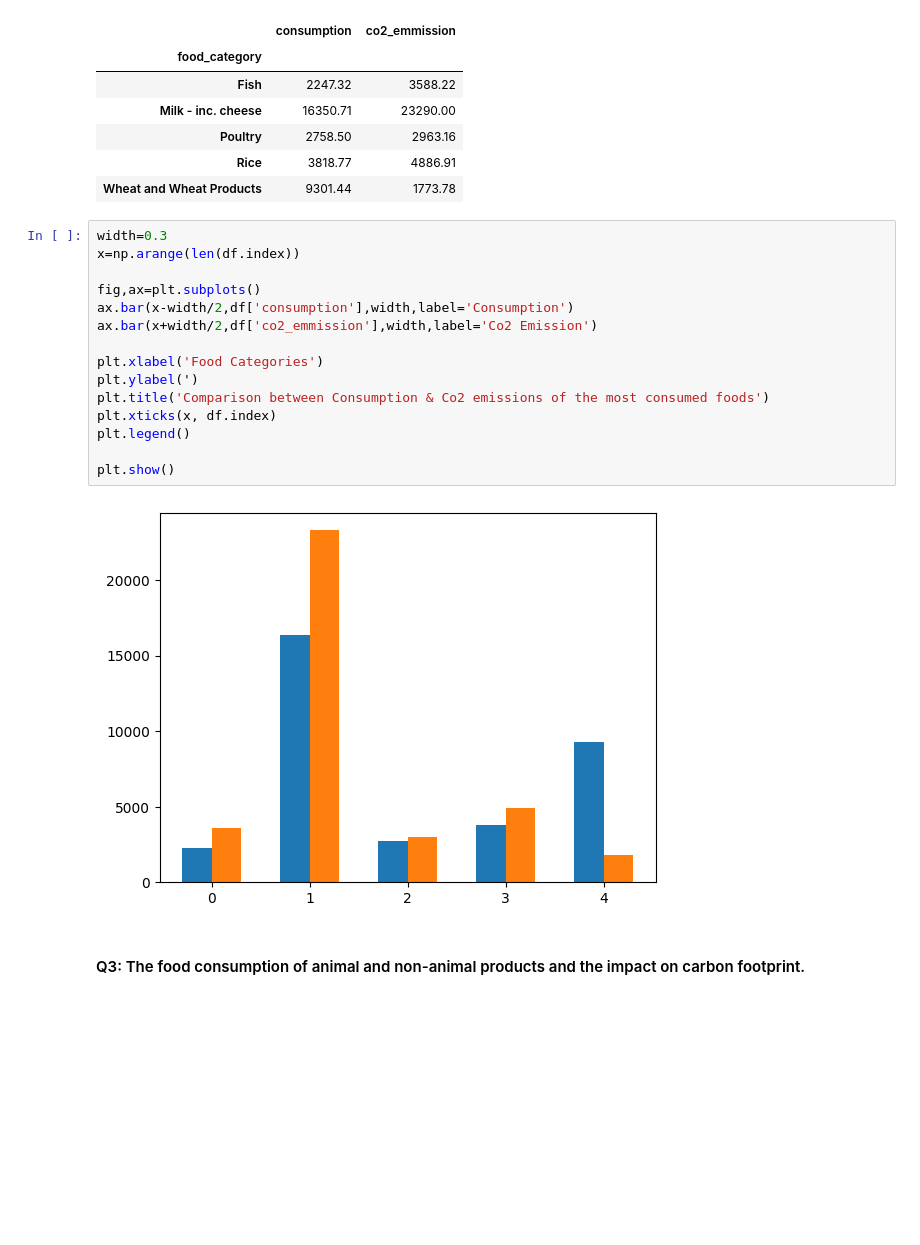
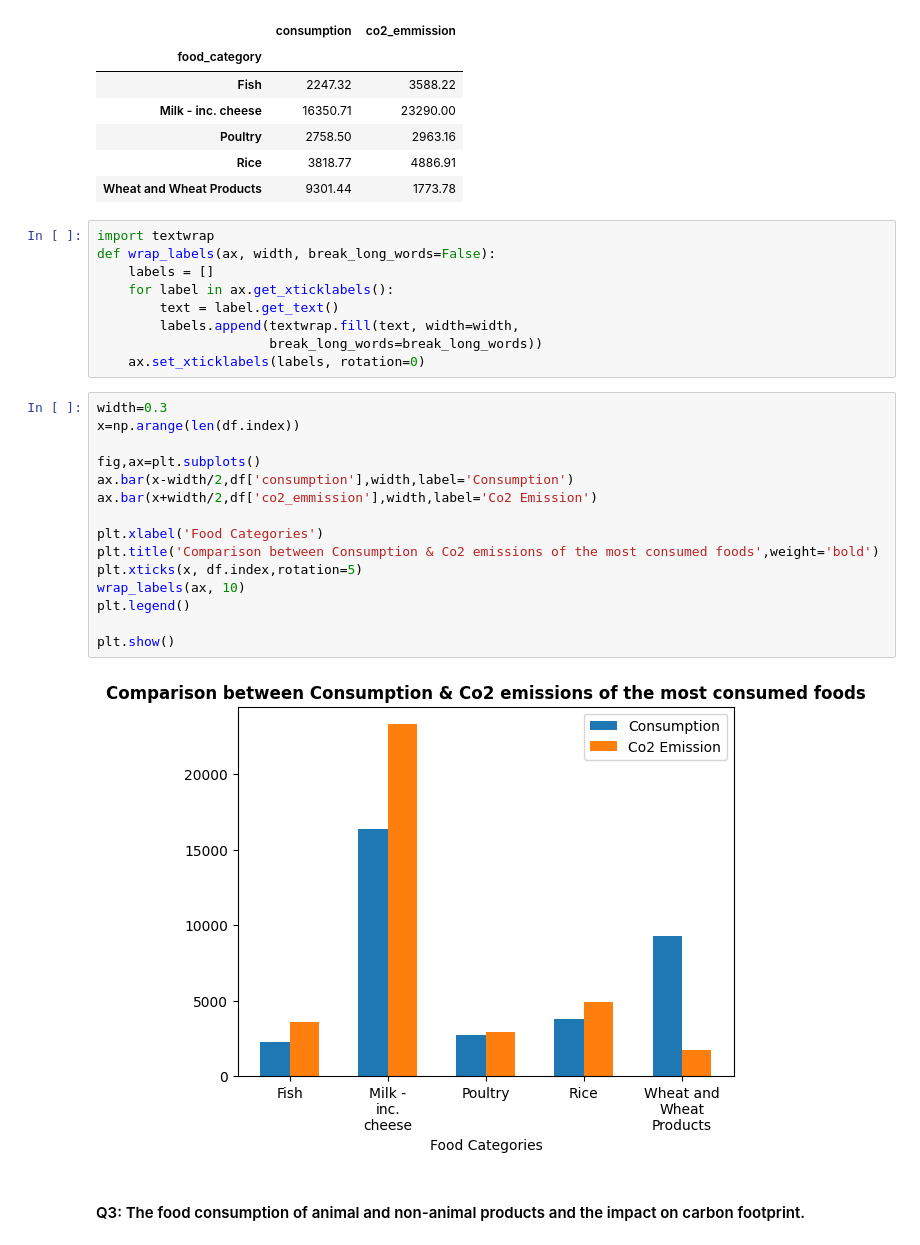
Before and after one commit to WamzMwangi/Python_Data_Analysis, a Jupyter notebook: Python_plots/Python_Visualization_Project/Food_Carbonfootprint_VizProject.ipynb, the cells around one changed output. Cells and saved outputs as stored; diff of their text form; blank space fills up the shorter version.

```diff
--- a/Python_plots/Python_Visualization_Project/Food_Carbonfootprint_VizProject.ipynb
+++ b/Python_plots/Python_Visualization_Project/Food_Carbonfootprint_VizProject.ipynb
@@ -140,22 +146,31 @@ df.head()
 | Poultry | 2758.50 | 2963.16 |
 | Rice | 3818.77 | 4886.91 |
 | Wheat and Wheat Products | 9301.44 | 1773.78 |
+# %%
+import textwrap
+def wrap_labels(ax, width, break_long_words=False):
+    labels = []
+    for label in ax.get_xticklabels():
+        text = label.get_text()
+        labels.append(textwrap.fill(text, width=width,
+                      break_long_words=break_long_words))
+    ax.set_xticklabels(labels, rotation=0)
 # %%
 width=0.3
 x=np.arange(len(df.index))
 
 fig,ax=plt.subplots()
 ax.bar(x-width/2,df['consumption'],width,label='Consumption')
 ax.bar(x+width/2,df['co2_emmission'],width,label='Co2 Emission')
 
 plt.xlabel('Food Categories')
-plt.ylabel(')
-plt.title('Comparison between Consumption & Co2 emissions of the most consumed foods')
-plt.xticks(x, df.index)
+plt.title('Comparison between Consumption & Co2 emissions of the most consumed foods',weight='bold')
+plt.xticks(x, df.index,rotation=5)
+wrap_labels(ax, 10)
 plt.legend()
 
 plt.show()
 # %% [output]
-[figure, old version]
+[figure, new version]
 # %% [markdown]
 #### Q3: The food consumption of animal and non-animal products and the impact on carbon footprint.
```
Also changed, not shown: parts of 6 cells of this notebook.
